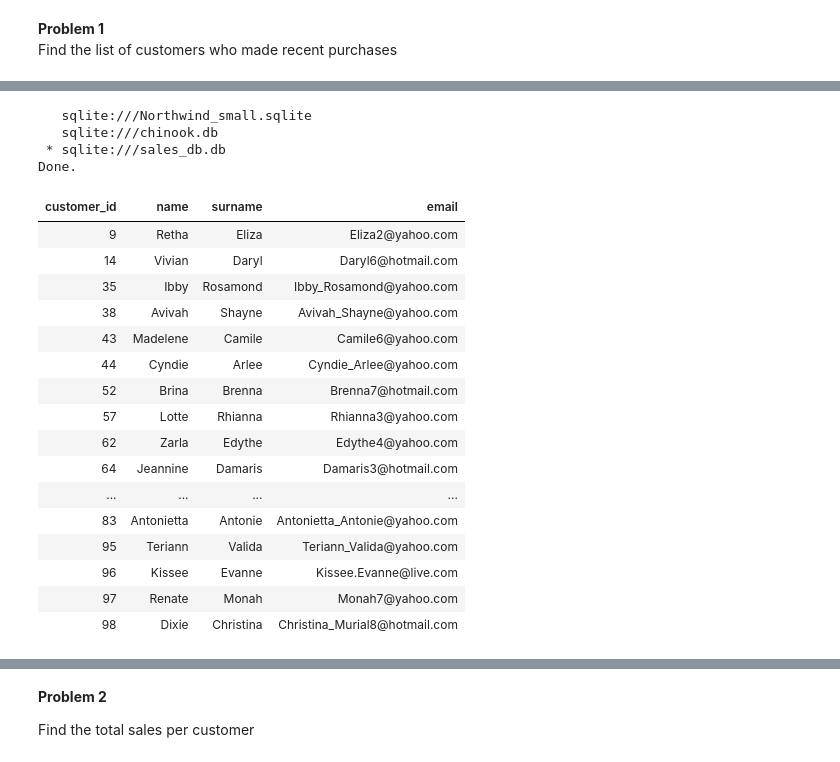
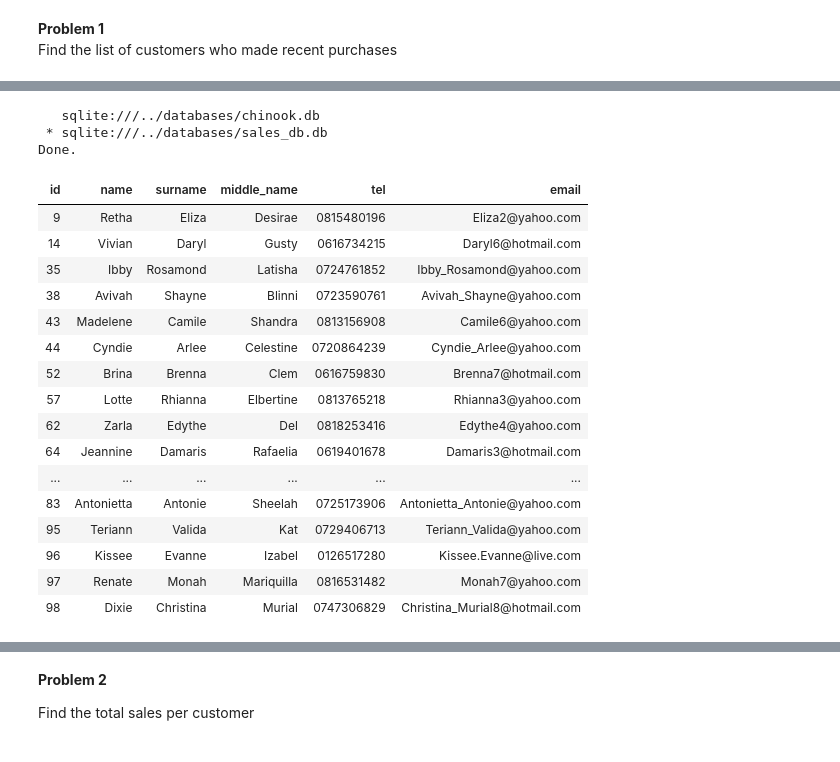
Before and after one commit to YvesMatanga/freemium_datascience, a Jupyter notebook: sql/tutorials/3_Views_CTEs_SPs.ipynb, the cells around one changed output, grey strips where cells are left out. Drawn from its saved outputs; the diff is of its cells as text; code cells hidden in the pictures.

```diff
--- a/sql/tutorials/3_Views_CTEs_SPs.ipynb
+++ b/sql/tutorials/3_Views_CTEs_SPs.ipynb
@@ -140,34 +174,31 @@ Find the list of customers who made recent purchases
 # %%
 %%sql
 
-SELECT c.id AS customer_id, c.name, c.surname, c.email
-FROM customer_list c
-WHERE c.id IN (
-    SELECT inv.cust_id
-    FROM invoice inv
-    WHERE inv.date >= '2018-11-01'
-);
+SELECT * FROM customer_list WHERE
+customer_list.id IN
+(
+  SELECT cust_id FROM invoice WHERE invoice.date >='2018-11-01'
+)
 # %% [output]
-   sqlite:///Northwind_small.sqlite
-   sqlite:///chinook.db
- * sqlite:///sales_db.db
+   sqlite:///../databases/chinook.db
+ * sqlite:///../databases/sales_db.db
 Done.
-| customer_id | name | surname | email |
-| 9 | Retha | Eliza | Eliza2@yahoo.com |
-| 14 | Vivian | Daryl | Daryl6@hotmail.com |
-| 35 | Ibby | Rosamond | Ibby_Rosamond@yahoo.com |
-| 38 | Avivah | Shayne | Avivah_Shayne@yahoo.com |
-| 43 | Madelene | Camile | Camile6@yahoo.com |
-| 44 | Cyndie | Arlee | Cyndie_Arlee@yahoo.com |
-| 52 | Brina | Brenna | Brenna7@hotmail.com |
-| 57 | Lotte | Rhianna | Rhianna3@yahoo.com |
-| 62 | Zarla | Edythe | Edythe4@yahoo.com |
-| 64 | Jeannine | Damaris | Damaris3@hotmail.com |
-| ... | ... | ... | ... |
-| 83 | Antonietta | Antonie | Antonietta_Antonie@yahoo.com |
-| 95 | Teriann | Valida | Teriann_Valida@yahoo.com |
-| 96 | Kissee | Evanne | Kissee.Evanne@live.com |
-| 97 | Renate | Monah | Monah7@yahoo.com |
-| 98 | Dixie | Christina | Christina_Murial8@hotmail.com |
+| id | name | surname | middle_name | tel | email |
+| 9 | Retha | Eliza | Desirae | 0815480196 | Eliza2@yahoo.com |
+| 14 | Vivian | Daryl | Gusty | 0616734215 | Daryl6@hotmail.com |
+| 35 | Ibby | Rosamond | Latisha | 0724761852 | Ibby_Rosamond@yahoo.com |
+| 38 | Avivah | Shayne | Blinni | 0723590761 | Avivah_Shayne@yahoo.com |
+| 43 | Madelene | Camile | Shandra | 0813156908 | Camile6@yahoo.com |
+| 44 | Cyndie | Arlee | Celestine | 0720864239 | Cyndie_Arlee@yahoo.com |
+| 52 | Brina | Brenna | Clem | 0616759830 | Brenna7@hotmail.com |
+| 57 | Lotte | Rhianna | Elbertine | 0813765218 | Rhianna3@yahoo.com |
+| 62 | Zarla | Edythe | Del | 0818253416 | Edythe4@yahoo.com |
+| 64 | Jeannine | Damaris | Rafaelia | 0619401678 | Damaris3@hotmail.com |
+| ... | ... | ... | ... | ... | ... |
+| 83 | Antonietta | Antonie | Sheelah | 0725173906 | Antonietta_Antonie@yahoo.com |
+| 95 | Teriann | Valida | Kat | 0729406713 | Teriann_Valida@yahoo.com |
+| 96 | Kissee | Evanne | Izabel | 0126517280 | Kissee.Evanne@live.com |
+| 97 | Renate | Monah | Mariquilla | 0816531482 | Monah7@yahoo.com |
+| 98 | Dixie | Christina | Murial | 0747306829 | Christina_Murial8@hotmail.com |
 # %%
 %%sql
```
Also changed, not shown: parts of 24 cells of this notebook, 1 other file.
